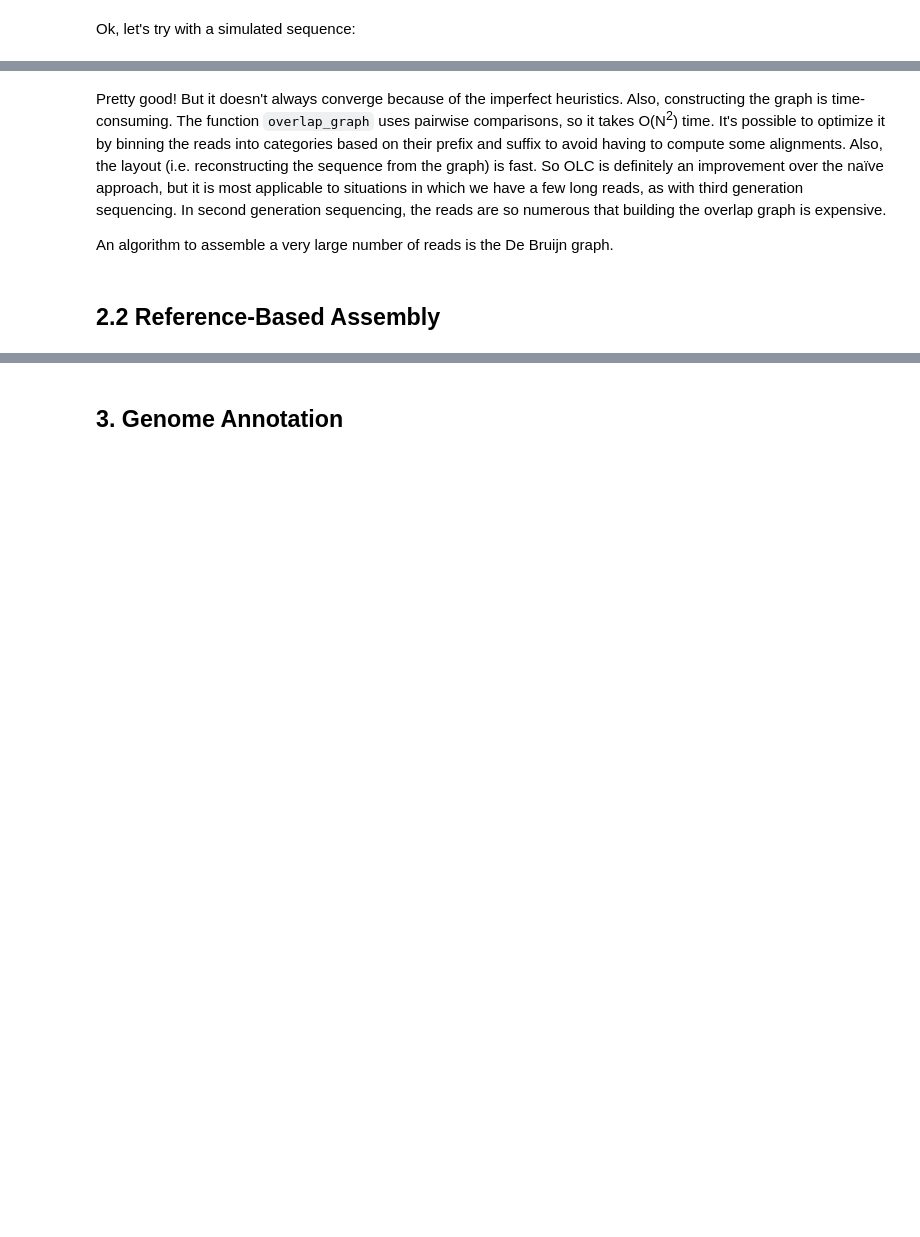
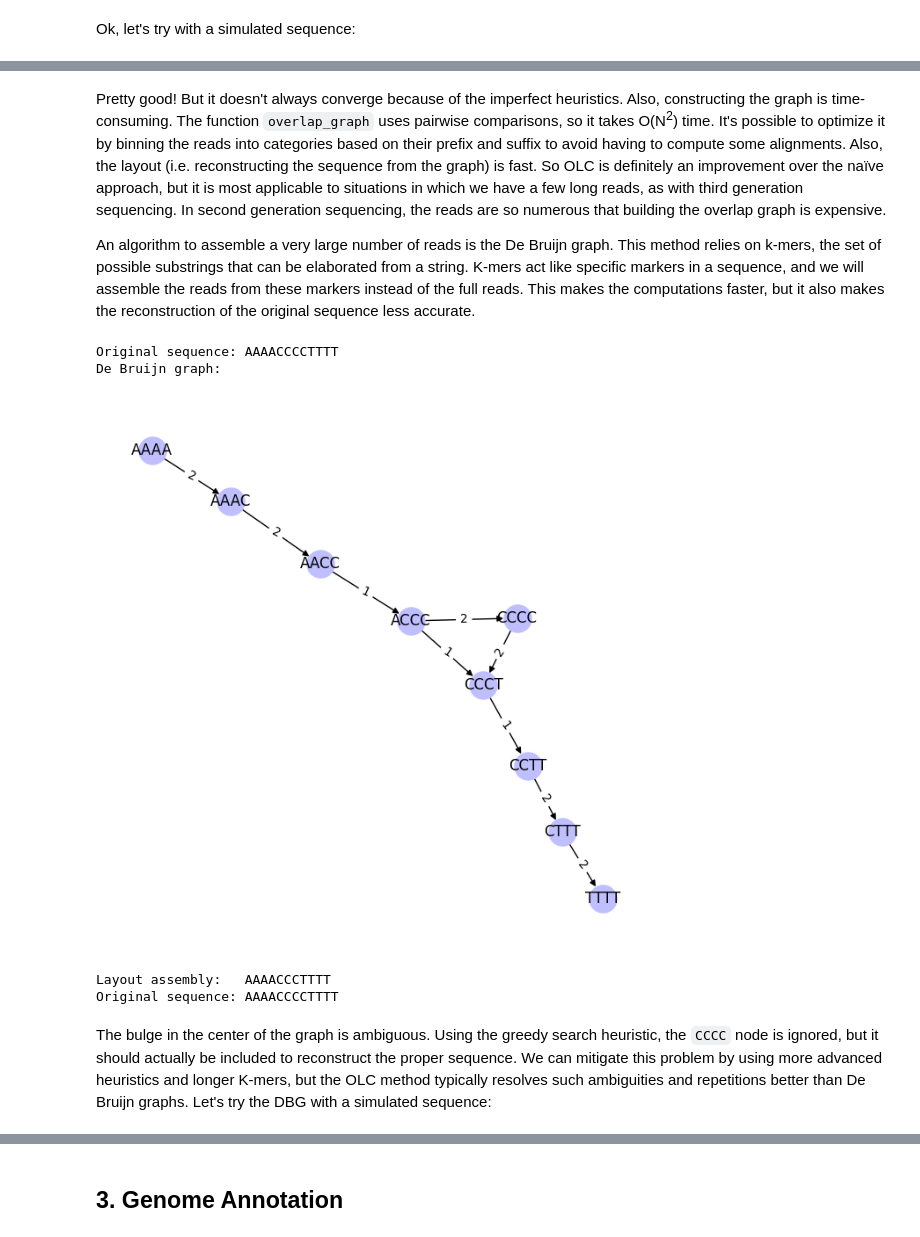
Before and after one commit to Vincent-Therrien/genome-101, a Jupyter notebook: tutorial.ipynb, the cells around one changed output, grey strips where cells are left out. Cells and saved outputs as stored; diff of their text form; code cells hidden in the pictures; blank space fills up the shorter version.

```diff
--- a/tutorial.ipynb
+++ b/tutorial.ipynb
@@ -387,7 +396,6 @@ sequence = "".join([choice(NUCLEOTIDES) for _ in range(64)])
 print(f"Original sequence: {sequence}")
 reads = simulate_reads(sequence, 12, 24)
 print("Reconstructing the sequence with OLC:")
-G = overlap_graph(reads, 3)
 s = overlap_layout_consensus_contig(reads, 6)
 print(s)
 # %% [output]
@@ -417,14 +425,8 @@ naïve approach, but it is most applicable to situations in which we have a few
 third generation sequencing. In second generation sequencing, the reads are so numerous that
 building the overlap graph is expensive.
 
-An algorithm to assemble a very large number of reads is the De Bruijn graph.
+An algorithm to assemble a very large number of reads is the De Bruijn graph. This method relies on
+k-mers, the set of possible substrings that can be elaborated from a string. K-mers act like
+specific markers in a sequence, and we will assemble the reads from these markers instead of the
+full reads. This makes the computations faster, but it also makes the reconstruction of the original
+sequence less accurate.
-# %%
-def de_bruijn_contig(reads: list[str], minimum_overlap: int) -> list[tuple]:
-    """Elaborate contigs with a De Bruijn graph, which consists in building
-    a graph from K-mers and discarding reads.
-    """
-    pass
-# %% [markdown]
-<a id='part22'></a>
-
-## 2.2 Reference-Based Assembly
@@ -430,0 +517,21 @@ def de_bruijn_contig(reads: list[str], minimum_overlap: int) -> list[tuple]:
+# %%
+print("Original sequence: AAAACCCCTTTT")
+reads = ("ACCCCT", "CCTTTT", "AAAACC", "ACCCCT")
+print("De Bruijn graph:")
+G = de_bruijn_graph(reads, 5)
+view_graph(G, 8)
+reconstruction = de_bruijn_contig(reads, 5)
+print(f"Layout assembly:   {reconstruction}")
+print(f"Original sequence: AAAACCCCTTTT")
+# %% [output]
+Original sequence: AAAACCCCTTTT
+De Bruijn graph:
+[figure, added]
+Layout assembly:   AAAACCCTTTT
+Original sequence: AAAACCCCTTTT
+# %% [markdown]
+The bulge in the center of the graph is ambiguous. Using the greedy search heuristic, the `CCCC`
+node is ignored, but it should actually be included to reconstruct the proper sequence. We can
+mitigate this problem by using more advanced heuristics and longer K-mers, but the OLC method
+typically resolves such ambiguities and repetitions better than De Bruijn graphs. Let's try the DBG
+with a simulated sequence:
```
Also changed, not shown: parts of 23 cells of this notebook.
